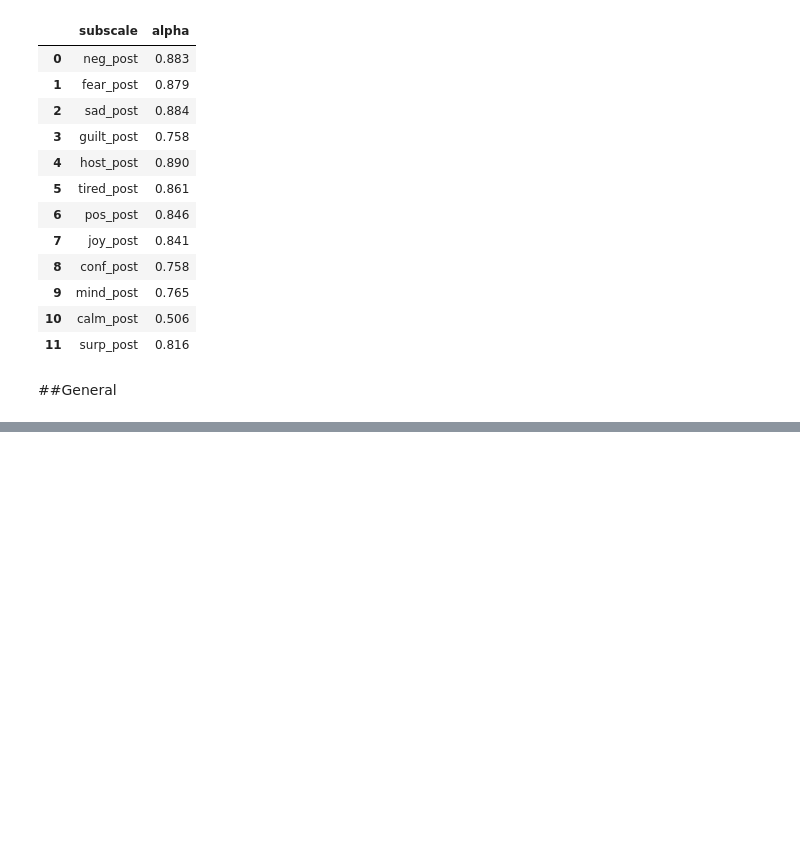
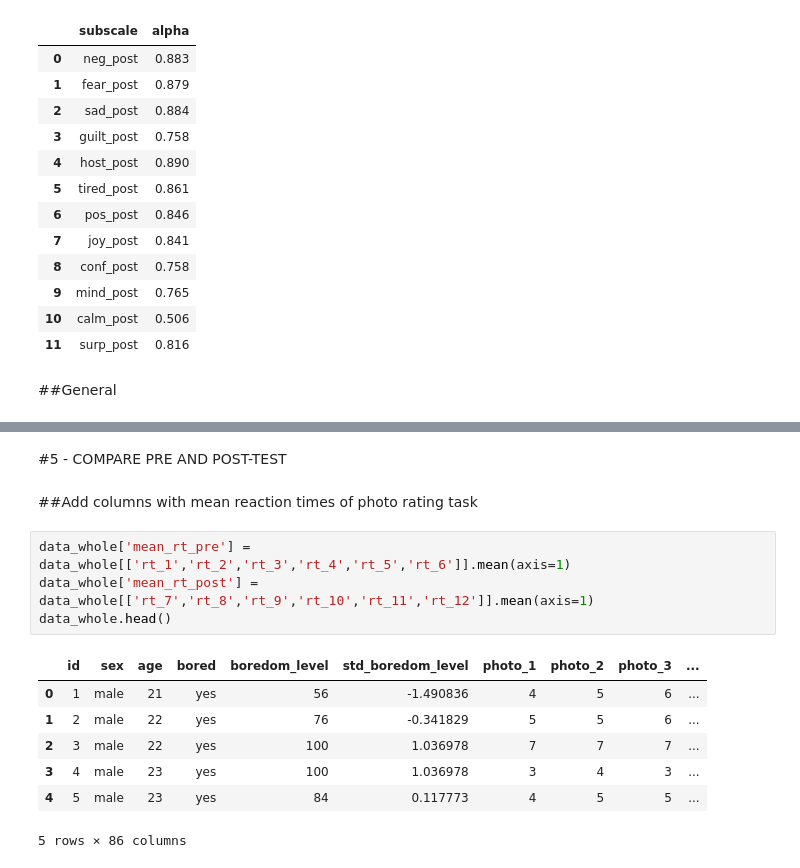
Before and after one commit to BartoszJanJerzy/stats, a Jupyter notebook: Boredom_experiment.ipynb, the cells around one changed output, grey strips where cells are left out. Saved outputs shown, nothing was run; the diff lists cells and outputs as text; blank space fills up the shorter version.

```diff
--- a/Boredom_experiment.ipynb
+++ b/Boredom_experiment.ipynb
@@ -244,3 +279,19 @@ df_alpha
 |  | 0 | 1 | 2 | 3 | 4 | 5 | 6 | 7 | 8 | 9 | 10 | ... |
 | subscale | neg_pre | fear_pre | sad_pre | guilt_pre | host_pre | tired_pre | pos_pre | joy_pre | conf_pre | mind_pre | calm_pre | ... |
 | alpha | 0.849 | 0.798 | 0.875 | 0.808 | 0.725 | 0.903 | 0.716 | 0.806 | 0.816 | 0.633 | 0.439 | ... |
+# %% [markdown]
+#5 - COMPARE PRE AND POST-TEST
+# %% [markdown]
+##Add columns with mean reaction times of photo rating task
+# %%
+data_whole['mean_rt_pre'] = data_whole[['rt_1','rt_2','rt_3','rt_4','rt_5','rt_6']].mean(axis=1)
+data_whole['mean_rt_post'] = data_whole[['rt_7','rt_8','rt_9','rt_10','rt_11','rt_12']].mean(axis=1)
+data_whole.head()
+# %% [output]
+|  | id | sex | age | bored | boredom_level | std_boredom_level | photo_1 | photo_2 | photo_3 | ... |
+| 0 | 1 | male | 21 | yes | 56 | -1.490836 | 4 | 5 | 6 | ... |
+| 1 | 2 | male | 22 | yes | 76 | -0.341829 | 5 | 5 | 6 | ... |
+| 2 | 3 | male | 22 | yes | 100 | 1.036978 | 7 | 7 | 7 | ... |
+| 3 | 4 | male | 23 | yes | 100 | 1.036978 | 3 | 4 | 3 | ... |
+| 4 | 5 | male | 23 | yes | 84 | 0.117773 | 4 | 5 | 5 | ... |
+5 rows × 86 columns
```
Also changed, not shown: parts of 37 cells of this notebook.
